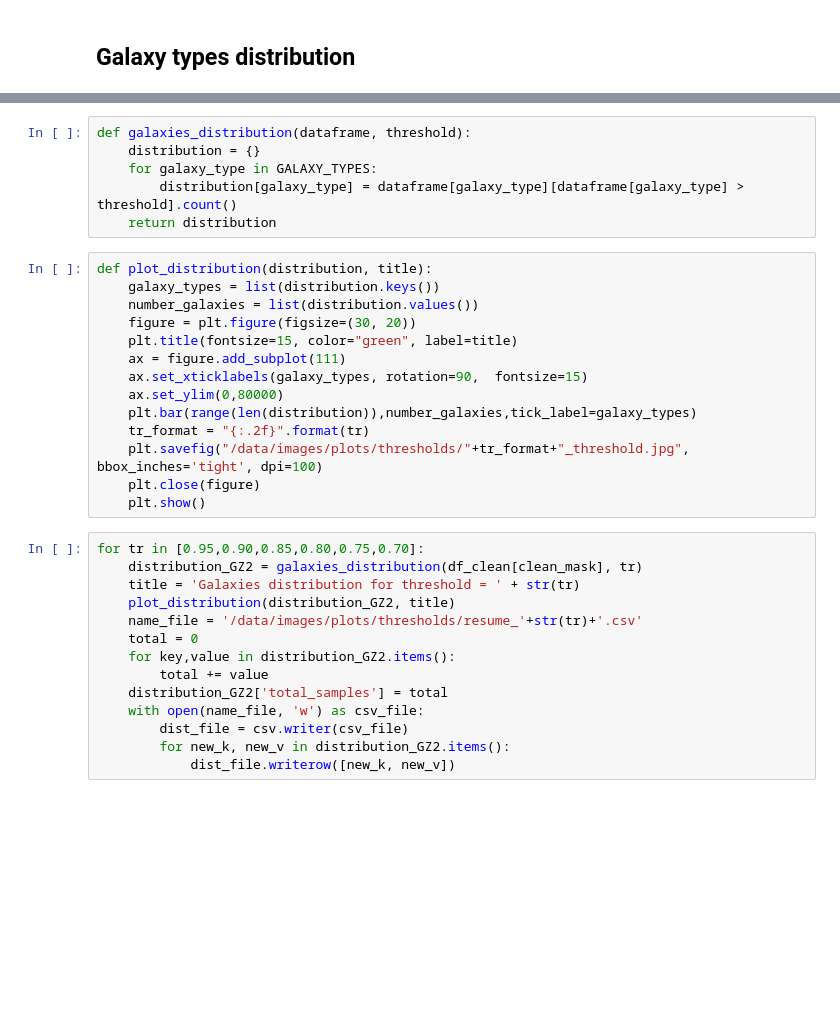
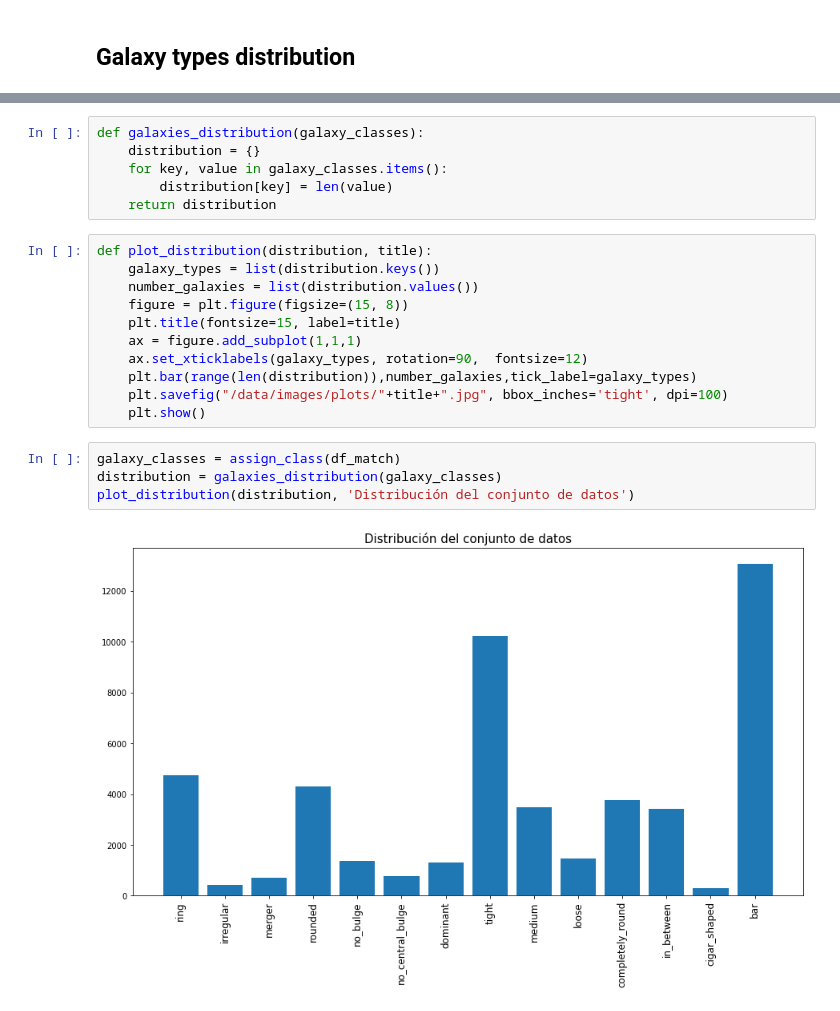
Before and after one commit to PlugInRichi/minIA, a Jupyter notebook: notebooks/ExploratoryDataAnalysis.ipynb, the cells around one changed output, grey strips where cells are left out. Drawn from its saved outputs; the diff is of its cells as text; blank space fills up the shorter version.

```diff
--- a/notebooks/ExploratoryDataAnalysis.ipynb
+++ b/notebooks/ExploratoryDataAnalysis.ipynb
@@ -157,34 +147,23 @@ dtype: int64
 # %%
-def galaxies_distribution(dataframe, threshold):
+def galaxies_distribution(galaxy_classes):
     distribution = {}
-    for galaxy_type in GALAXY_TYPES:
-        distribution[galaxy_type] = dataframe[galaxy_type][dataframe[galaxy_type] > threshold].count()
+    for key, value in galaxy_classes.items():
+        distribution[key] = len(value)
     return distribution
 # %%
 def plot_distribution(distribution, title):
     galaxy_types = list(distribution.keys())
     number_galaxies = list(distribution.values())
-    figure = plt.figure(figsize=(30, 20))
-    plt.title(fontsize=15, color="green", label=title)
-    ax = figure.add_subplot(111)
-    ax.set_xticklabels(galaxy_types, rotation=90,  fontsize=15)
-    ax.set_ylim(0,80000)
+    figure = plt.figure(figsize=(15, 8))
+    plt.title(fontsize=15, label=title)
+    ax = figure.add_subplot(1,1,1)
+    ax.set_xticklabels(galaxy_types, rotation=90,  fontsize=12)
     plt.bar(range(len(distribution)),number_galaxies,tick_label=galaxy_types)
-    tr_format = "{:.2f}".format(tr)
-    plt.savefig("/data/images/plots/thresholds/"+tr_format+"_threshold.jpg", bbox_inches='tight', dpi=100)
-    plt.close(figure)
+    plt.savefig("/data/images/plots/"+title+".jpg", bbox_inches='tight', dpi=100)
     plt.show()
-# %%
-for tr in [0.95,0.90,0.85,0.80,0.75,0.70]:
-    distribution_GZ2 = galaxies_distribution(df_clean[clean_mask], tr)
-    title = 'Galaxies distribution for threshold = ' + str(tr)
-    plot_distribution(distribution_GZ2, title)
-    name_file = '/data/images/plots/thresholds/resume_'+str(tr)+'.csv'
-    total = 0
-    for key,value in distribution_GZ2.items():
-        total += value
-    distribution_GZ2['total_samples'] = total
-    with open(name_file, 'w') as csv_file:
-        dist_file = csv.writer(csv_file)
-        for new_k, new_v in distribution_GZ2.items():
-            dist_file.writerow([new_k, new_v])
+# %%
+galaxy_classes = assign_class(df_match)
+distribution = galaxies_distribution(galaxy_classes)
+plot_distribution(distribution, 'Distribución del conjunto de datos')
+# %% [output]
+[figure, added]
```
Also changed, not shown: parts of 22 cells of this notebook.
